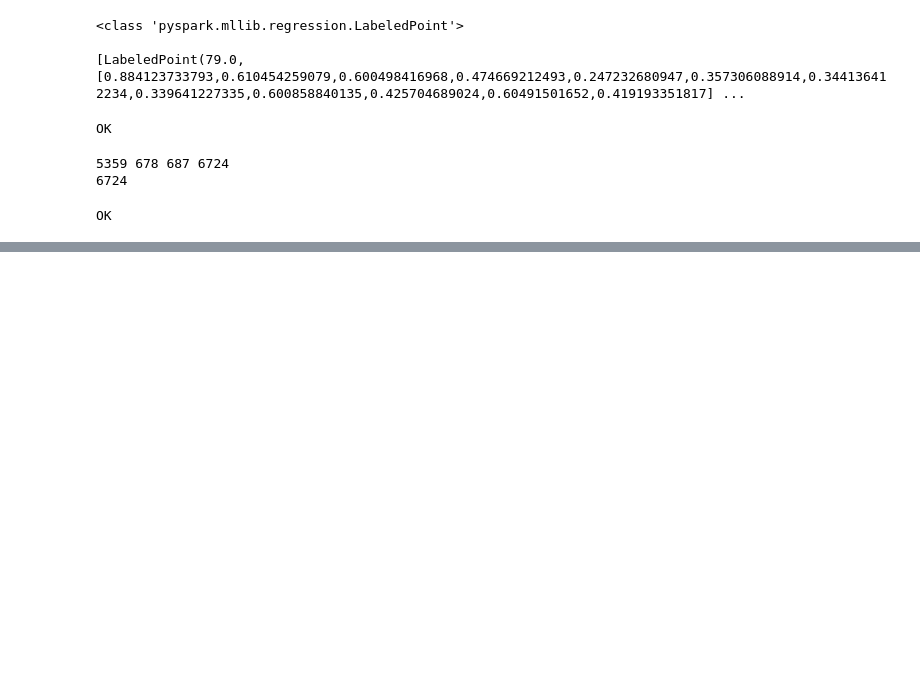
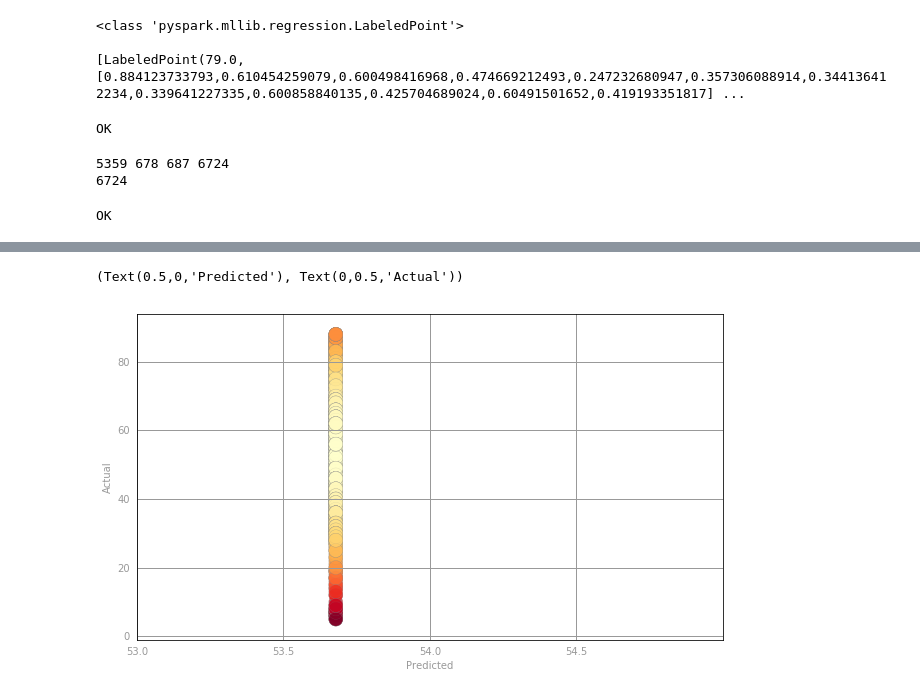
Before and after one commit to rafaelpezzuto/BIGDATA2018, a Jupyter notebook: ATIVIDADE03/Lab02.ipynb, the cells around one changed output, grey strips where cells are left out. Cells and saved outputs as stored; diff of their text form; code cells hidden in the pictures; blank space fills up the shorter version.

```diff
--- a/ATIVIDADE03/Lab02.ipynb
+++ b/ATIVIDADE03/Lab02.ipynb
@@ -168,3 +168,9 @@ assert nTest == 687, 'unexpected value for nTest'
 print("OK")
 # %% [output]
 OK
+# %%
+averageTrainYear = (parsedTrainData
+                    .map(lambda x:x.label)
+                    .mean()
+                   )
+print(averageTrainYear)
@@ -170,0 +263,18 @@ OK
+# %%
+predictions = np.asarray(parsedValData
+                         .map(lambda lp: averageTrainYear)
+                         .collect())
+error = np.asarray(parsedValData
+                   .map(lambda lp: (lp.label, averageTrainYear))
+                   .map(lambda lp: squaredError(lp[0], lp[1]))
+                   .collect())
+norm = Normalize()
+clrs = cmap(np.asarray(norm(error)))[:,0:3]
+
+fig, ax = preparePlot(np.arange(53.0, 55.0, 0.5), np.arange(0, 100, 20))
+ax.set_xlim(53, 55)
+plt.scatter(predictions, actual, s=14**2, c=clrs, edgecolors='#888888', alpha=0.75, linewidths=0.3)
+ax.set_xlabel('Predicted'), ax.set_ylabel('Actual')
+# %% [output]
+(Text(0.5,0,'Predicted'), Text(0,0.5,'Actual'))
+[figure, added]
```
Also changed, not shown: parts of 7 cells of this notebook.
